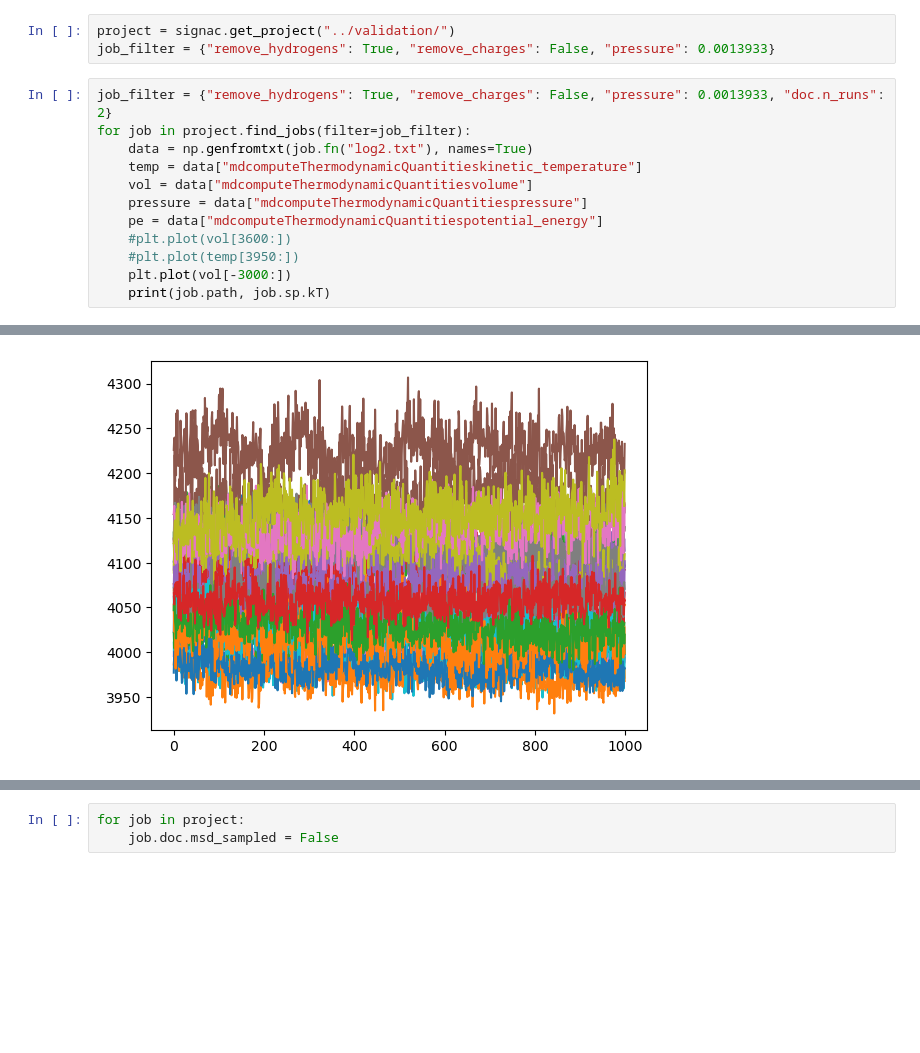
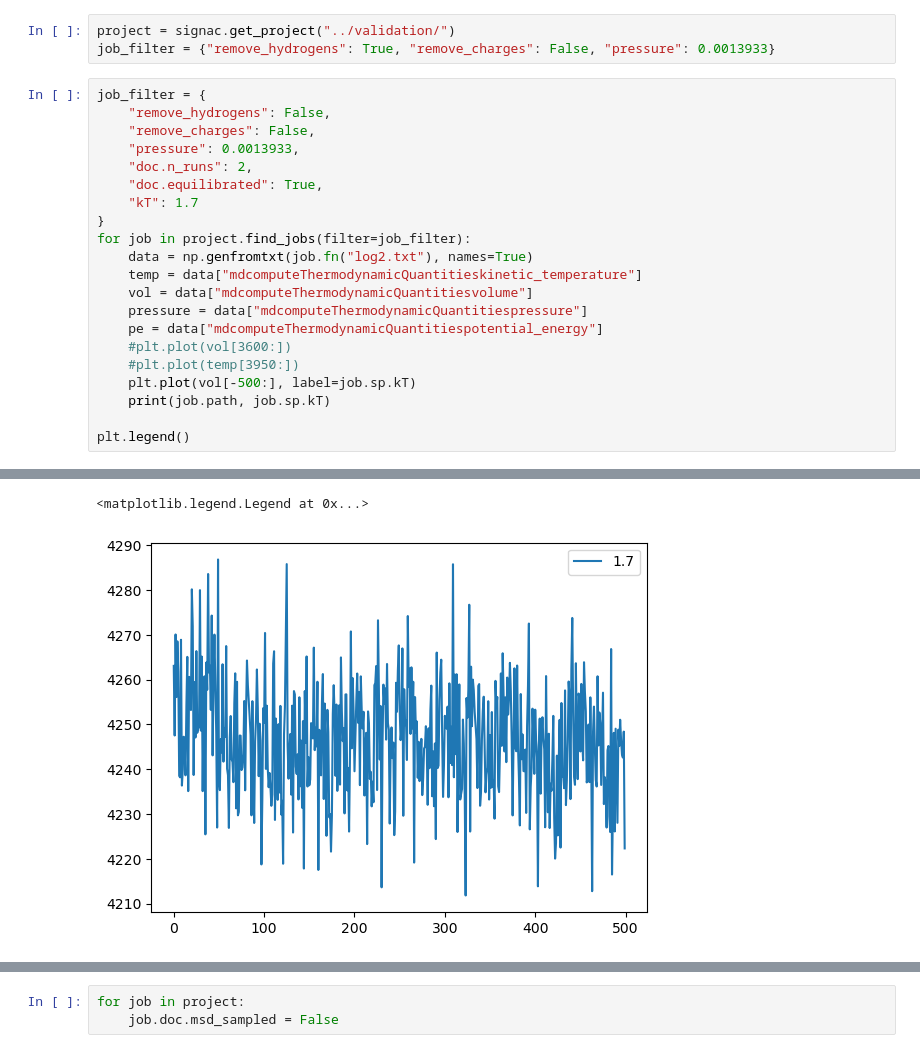
Before and after one commit to chrisjonesBSU/pps-msibi, a Jupyter notebook: notebooks/sampling-tg.ipynb, the cells around one changed output, grey strips where cells are left out. Saved outputs shown, nothing was run; the diff lists cells and outputs as text; blank space fills up the shorter version.

```diff
--- a/notebooks/sampling-tg.ipynb
+++ b/notebooks/sampling-tg.ipynb
@@ -12,7 +25,14 @@ import os
 project = signac.get_project("../validation/")
 job_filter = {"remove_hydrogens": True, "remove_charges": False, "pressure": 0.0013933}
 # %%
-job_filter = {"remove_hydrogens": True, "remove_charges": False, "pressure": 0.0013933, "doc.n_runs": 2}
+job_filter = {
+    "remove_hydrogens": False,
+    "remove_charges": False,
+    "pressure": 0.0013933,
+    "doc.n_runs": 2,
+    "doc.equilibrated": True,
+    "kT": 1.7
+}
 for job in project.find_jobs(filter=job_filter):
     data = np.genfromtxt(job.fn("log2.txt"), names=True)
     temp = data["mdcomputeThermodynamicQuantitieskinetic_temperature"]
@@ -21,6 +41,8 @@ for job in project.find_jobs(filter=job_filter):
     pe = data["mdcomputeThermodynamicQuantitiespotential_energy"]
     #plt.plot(vol[3600:])
     #plt.plot(temp[3950:])
-    plt.plot(vol[-3000:])
+    plt.plot(vol[-500:], label=job.sp.kT)
     print(job.path, job.sp.kT)
+
+plt.legend()
 # %% [output]
@@ -44,2 +50,3 @@ for job in project.find_jobs(filter=job_filter):
+<matplotlib.legend.Legend at 0x...>
-[figure, old version]
+[figure, new version]
 # %%
```
Also changed, not shown: parts of 8 cells of this notebook, 2 other files.
